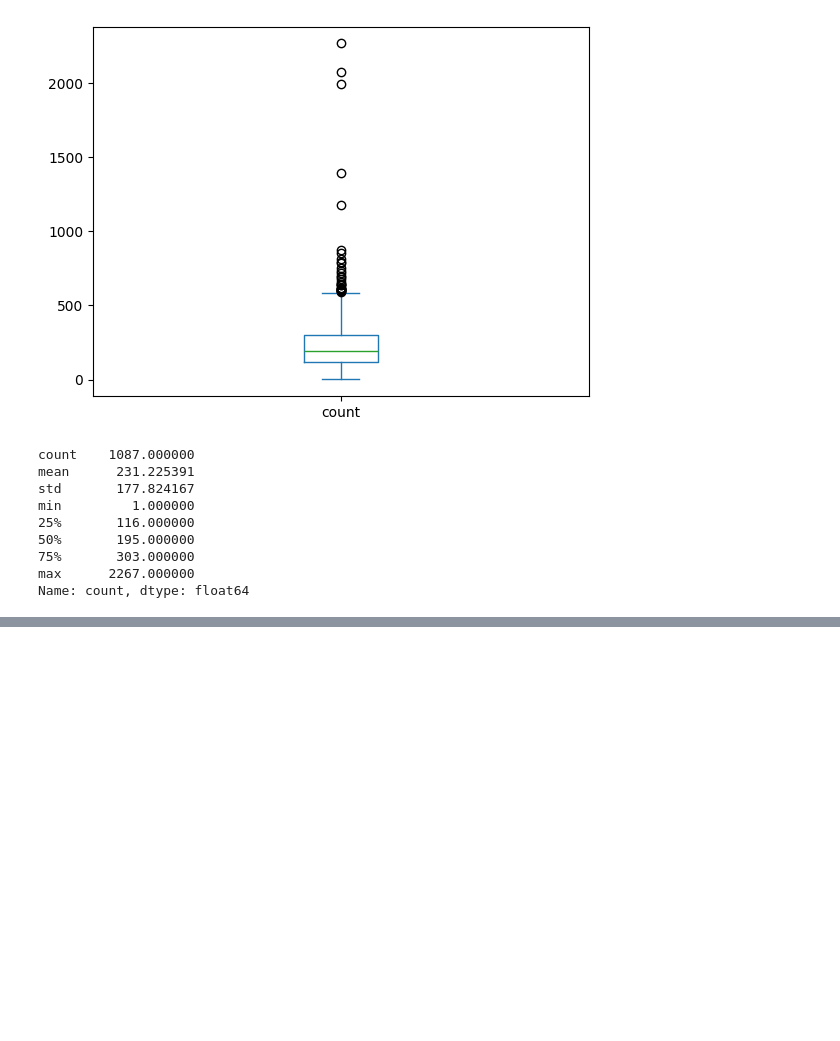
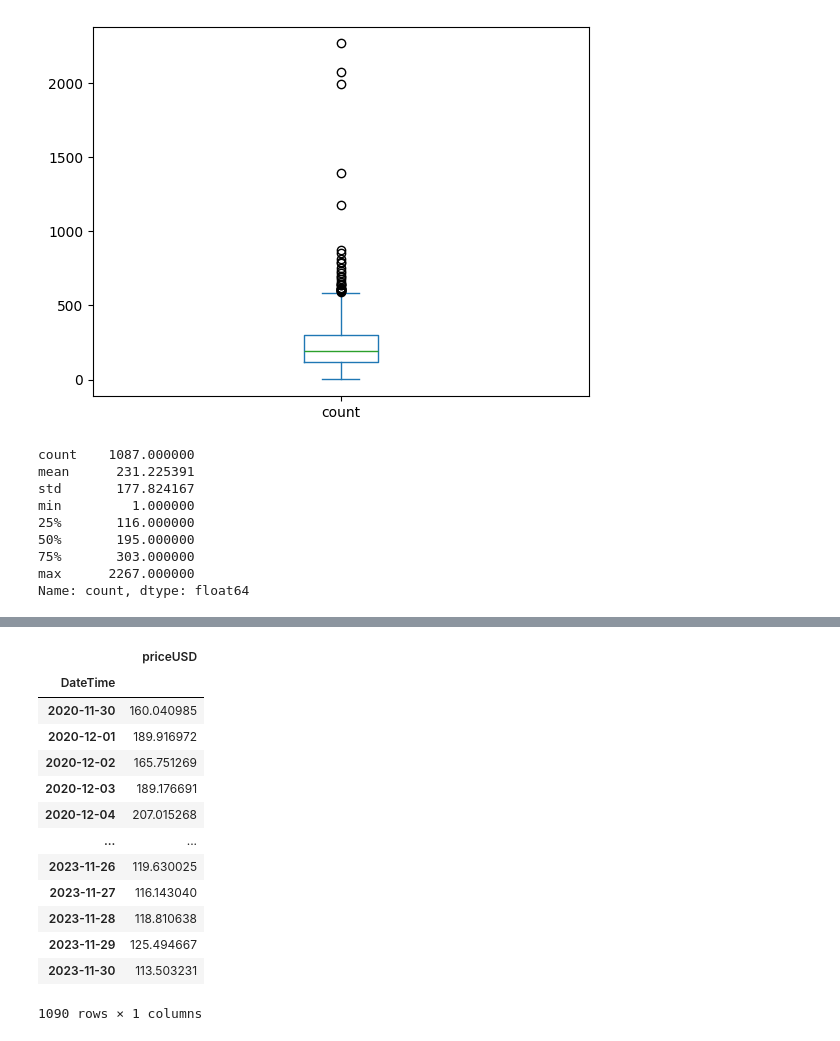
Before and after one commit to 2281469043/DeFi-Analysis, a Jupyter notebook: src/sheny22/DeFi_data.ipynb, the cells around one changed output, grey strips where cells are left out. Drawn from its saved outputs; the diff is of its cells as text; code cells hidden in the pictures; blank space fills up the shorter version.

```diff
--- a/src/sheny22/DeFi_data.ipynb
+++ b/src/sheny22/DeFi_data.ipynb
@@ -119,0 +126,5 @@ Name: count, dtype: float64
+# %%
+aavePrices = pandas.read_csv('../data/aavePrices.csv')
+# %%
+df['DateTime'] = df['timestamp'].transform(lambda x: datetime.fromtimestamp(x))
+df.head()
@@ -119,0 +139,20 @@ Name: count, dtype: float64
+# %%
+aavePrices['DateTime'] = aavePrices['timestamp'].transform(lambda x: datetime.fromtimestamp(x))
+dailyMeanPrices = aavePrices.groupby([df['DateTime'].dt.date]).mean()
+dailyMeanPrices = dailyMeanPrices[['priceUSD']]
+dailyMeanPrices
+# %% [output]
+|  | priceUSD |
+| DateTime |  |
+| 2020-11-30 | 160.040985 |
+| 2020-12-01 | 189.916972 |
+| 2020-12-02 | 165.751269 |
+| 2020-12-03 | 189.176691 |
+| 2020-12-04 | 207.015268 |
+| ... | ... |
+| 2023-11-26 | 119.630025 |
+| 2023-11-27 | 116.143040 |
+| 2023-11-28 | 118.810638 |
+| 2023-11-29 | 125.494667 |
+| 2023-11-30 | 113.503231 |
+1090 rows × 1 columns
```
Also changed, not shown: parts of 5 cells of this notebook.
